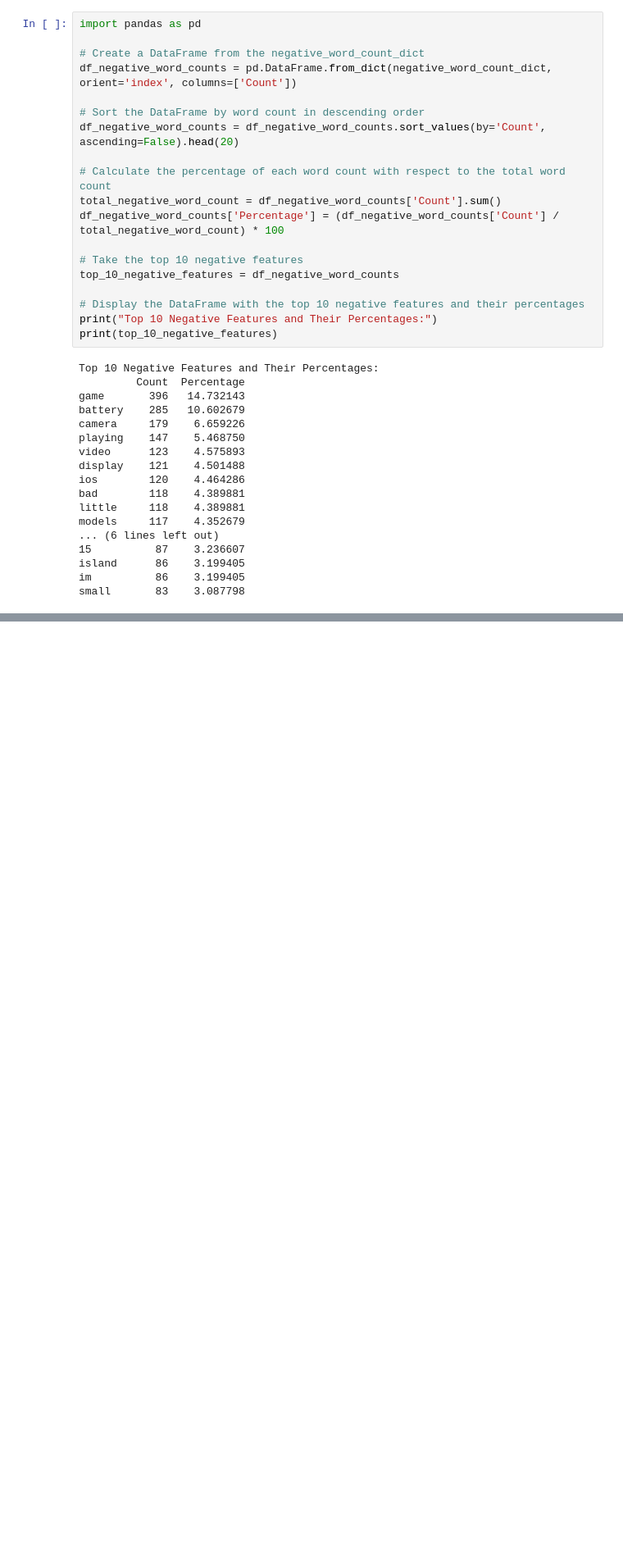
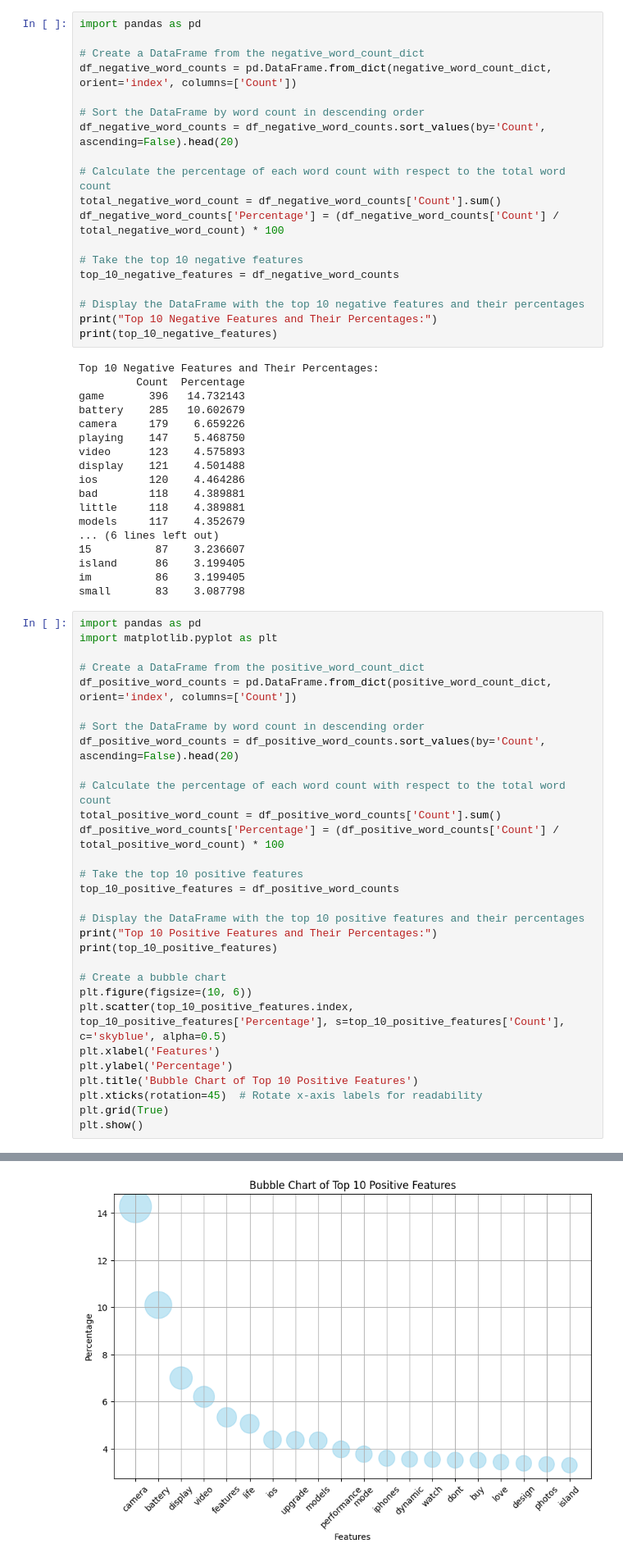
Before and after one commit to niranju23/Apple-iPhone-brand-monitoring, a Jupyter notebook: feature_extraction/feature_extraction.ipynb, the cells around one changed output, grey strips where cells are left out. Shown at 82% size. Drawn from its saved outputs; the diff is of its cells as text; blank space fills up the shorter version.

```diff
--- a/feature_extraction/feature_extraction.ipynb
+++ b/feature_extraction/feature_extraction.ipynb
@@ -185,3 +185,34 @@ models     117    4.352679
 island      86    3.199405
 im          86    3.199405
 small       83    3.087798
+# %%
+import pandas as pd
+import matplotlib.pyplot as plt
+
+# Create a DataFrame from the positive_word_count_dict
+df_positive_word_counts = pd.DataFrame.from_dict(positive_word_count_dict, orient='index', columns=['Count'])
+
+# Sort the DataFrame by word count in descending order
+df_positive_word_counts = df_positive_word_counts.sort_values(by='Count', ascending=False).head(20)
+
+# Calculate the percentage of each word count with respect to the total word count
+total_positive_word_count = df_positive_word_counts['Count'].sum()
+df_positive_word_counts['Percentage'] = (df_positive_word_counts['Count'] / total_positive_word_count) * 100
+
+# Take the top 10 positive features
+top_10_positive_features = df_positive_word_counts
+
+# Display the DataFrame with the top 10 positive features and their percentages
+print("Top 10 Positive Features and Their Percentages:")
+print(top_10_positive_features)
+
+# Create a bubble chart
+plt.figure(figsize=(10, 6))
+plt.scatter(top_10_positive_features.index, top_10_positive_features['Percentage'], s=top_10_positive_features['Count'], c='skyblue', alpha=0.5)
+plt.xlabel('Features')
+plt.ylabel('Percentage')
+plt.title('Bubble Chart of Top 10 Positive Features')
+plt.xticks(rotation=45)  # Rotate x-axis labels for readability
+plt.grid(True)
+plt.show()
+# %% [output]
@@ -187,0 +236 @@ small       83    3.087798
+[figure, added]
```
Also changed, not shown: parts of 1 cell of this notebook, 3 other files.
